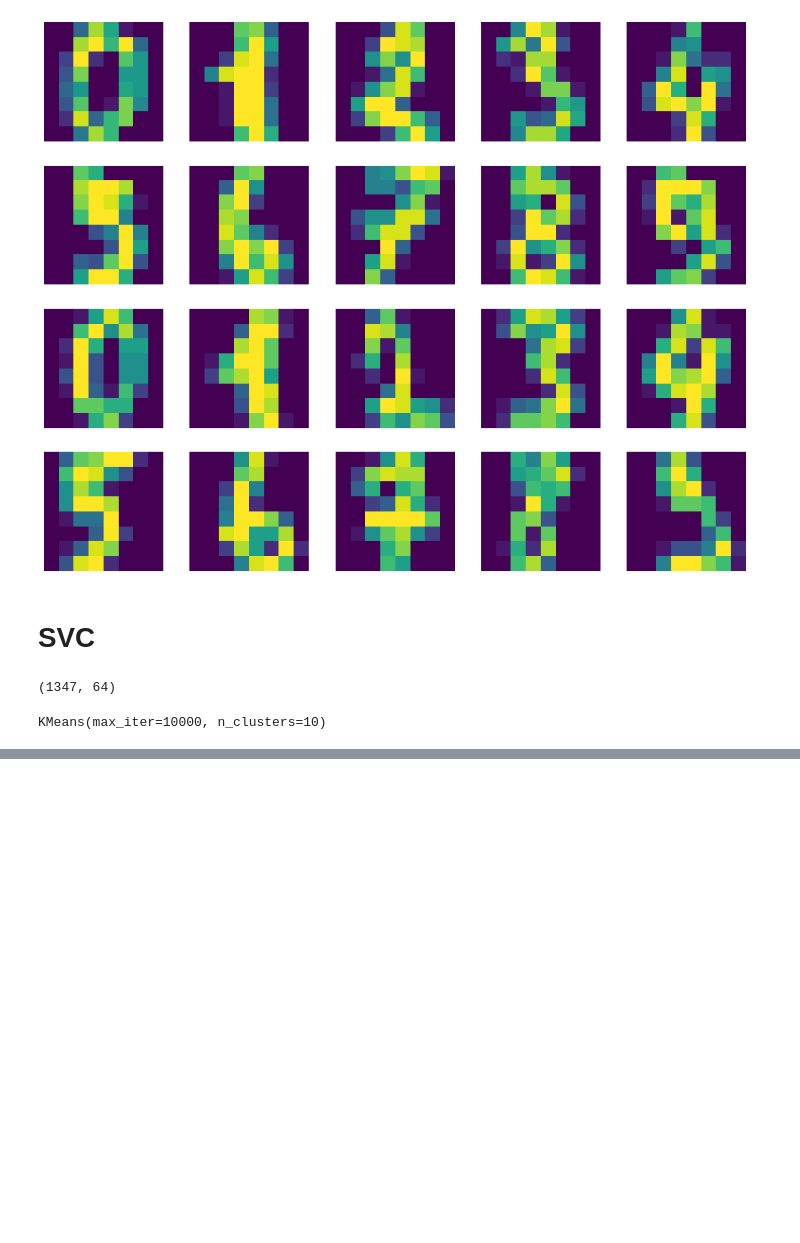
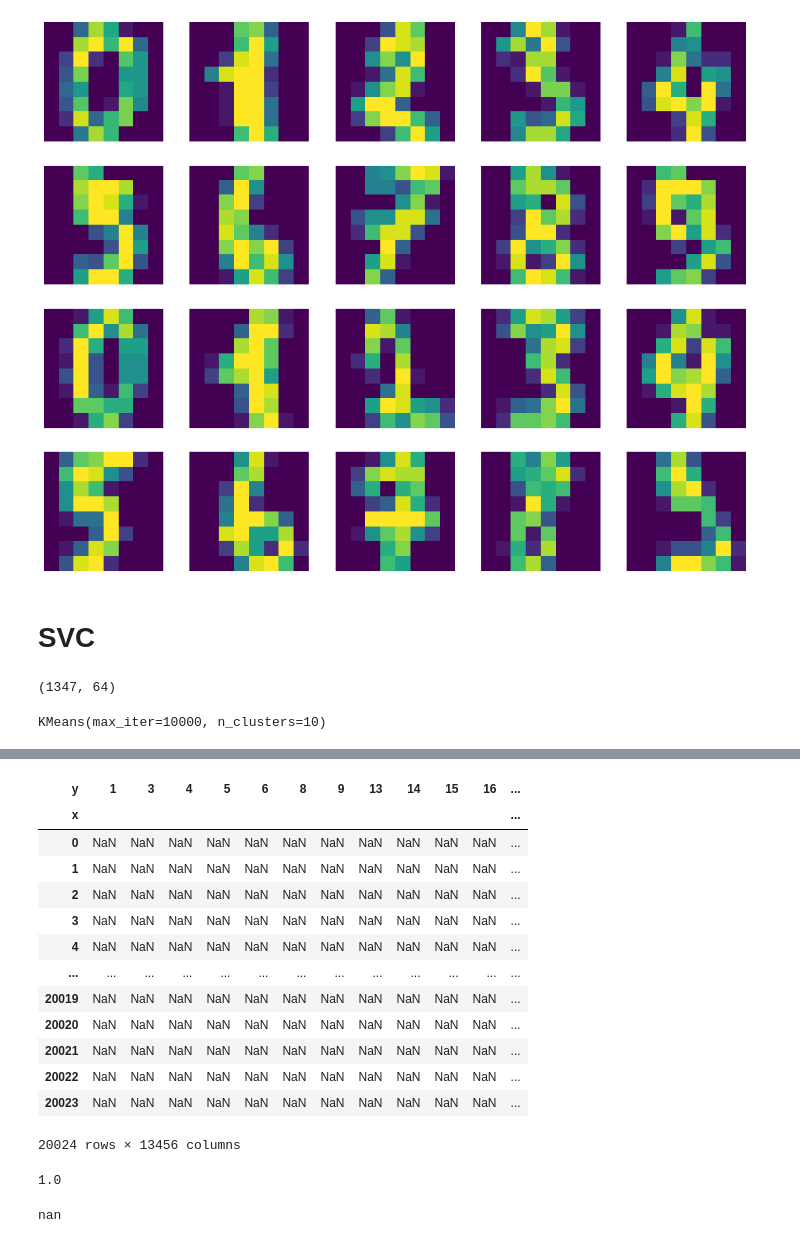
Before and after one commit to NightMachinary/soal_playground, a Jupyter notebook: sk_playground.ipynb, the cells around one changed output, grey strips where cells are left out. Cells and saved outputs as stored; diff of their text form; code cells hidden in the pictures; blank space fills up the shorter version.

```diff
--- a/sk_playground.ipynb
+++ b/sk_playground.ipynb
@@ -265,0 +274,5 @@ sum(preds == val_y)/len(preds)
+# %%
+train_path = "/content/data/reddit_sample/train.csv"
+# %%
+train_raw = pd.read_csv(train_path, names=['x','y','z'])
+train_raw
@@ -265,0 +293,26 @@ sum(preds == val_y)/len(preds)
+# %%
+train_mat = train_raw.pivot(index="x", columns="y", values="z")
+train_mat
+# %% [output]
+| y | 1 | 3 | 4 | 5 | 6 | 8 | 9 | 13 | 14 | 15 | 16 | ... |
+| x |  |  |  |  |  |  |  |  |  |  |  | ... |
+| 0 | NaN | NaN | NaN | NaN | NaN | NaN | NaN | NaN | NaN | NaN | NaN | ... |
+| 1 | NaN | NaN | NaN | NaN | NaN | NaN | NaN | NaN | NaN | NaN | NaN | ... |
+| 2 | NaN | NaN | NaN | NaN | NaN | NaN | NaN | NaN | NaN | NaN | NaN | ... |
+| 3 | NaN | NaN | NaN | NaN | NaN | NaN | NaN | NaN | NaN | NaN | NaN | ... |
+| 4 | NaN | NaN | NaN | NaN | NaN | NaN | NaN | NaN | NaN | NaN | NaN | ... |
+| ... | ... | ... | ... | ... | ... | ... | ... | ... | ... | ... | ... | ... |
+| 20019 | NaN | NaN | NaN | NaN | NaN | NaN | NaN | NaN | NaN | NaN | NaN | ... |
+| 20020 | NaN | NaN | NaN | NaN | NaN | NaN | NaN | NaN | NaN | NaN | NaN | ... |
+| 20021 | NaN | NaN | NaN | NaN | NaN | NaN | NaN | NaN | NaN | NaN | NaN | ... |
+| 20022 | NaN | NaN | NaN | NaN | NaN | NaN | NaN | NaN | NaN | NaN | NaN | ... |
+| 20023 | NaN | NaN | NaN | NaN | NaN | NaN | NaN | NaN | NaN | NaN | NaN | ... |
+20024 rows × 13456 columns
+# %%
+train_mat.loc[0,741]
+# %% [output]
+1.0
+# %%
+train_mat.loc[0,17045]
+# %% [output]
+nan
```
Also changed, not shown: parts of 24 cells of this notebook.
